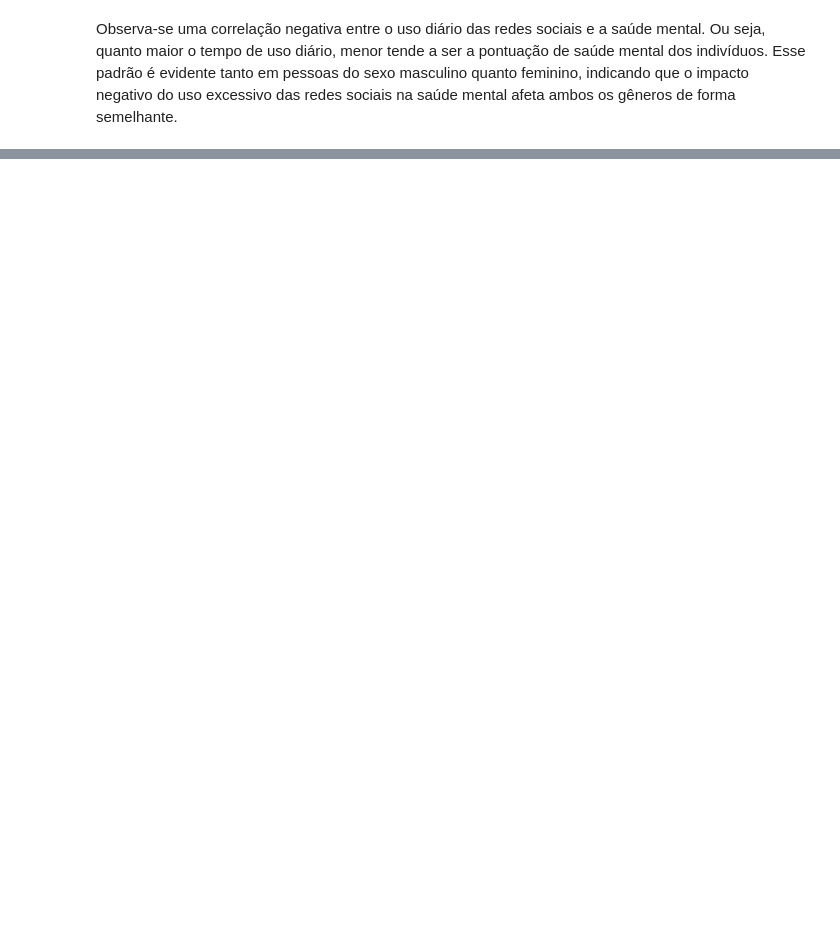
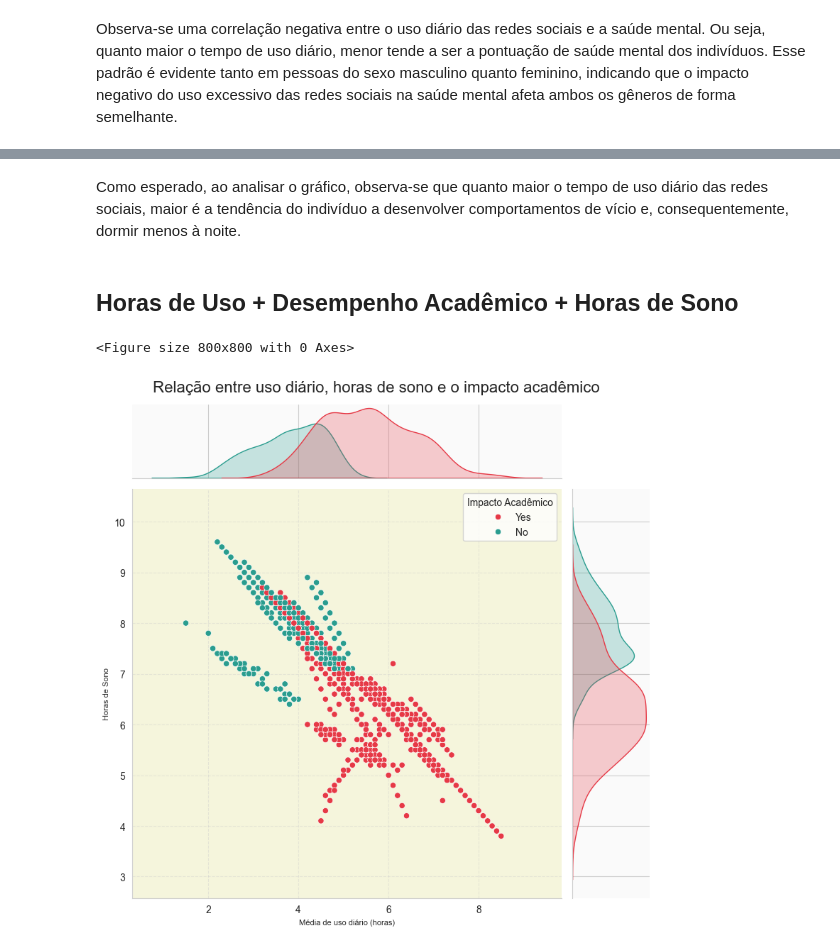
Before and after one commit to JoaoHeslin/Estudantes-e-Midias-Sociais, a Jupyter notebook: relatorio.ipynb, the cells around one changed output, grey strips where cells are left out. Saved outputs shown, nothing was run; the diff lists cells and outputs as text; code cells hidden in the pictures; blank space fills up the shorter version.

```diff
--- a/relatorio.ipynb
+++ b/relatorio.ipynb
@@ -180,0 +188,25 @@ Como esperado, ao analisar o gráfico, observa-se que quanto maior o tempo de us
+# %% [markdown]
+Como esperado, ao analisar o gráfico, observa-se que quanto maior o tempo de uso diário das redes sociais, maior é a tendência do indivíduo a desenvolver comportamentos de vício e, consequentemente, dormir menos à noite.
+# %% [markdown]
+## Horas de Uso + Desempenho Acadêmico + Horas de Sono
+# %%
+plt.figure(figsize=(8, 8))
+sns.set_style("whitegrid")
+
+g = sns.jointplot(data=df, x="Avg_Daily_Usage_Hours", y="Sleep_Hours_Per_Night", hue="Affects_Academic_Performance", kind="scatter", palette={"Yes": "#e63946", "No": "#2a9d8f"}, height=8)
+
+g.fig.suptitle("Relação entre uso diário, horas de sono e o impacto acadêmico", fontsize=16)
+g.set_axis_labels("Média de uso diário (horas)", "Horas de Sono", fontsize=8)
+
+g.ax_joint.set_facecolor("#f5f5dc")
+g.ax_joint.grid(True, linestyle="--", alpha=0.4)
+
+g.ax_marg_x.set_facecolor("#fafafa")
+g.ax_marg_y.set_facecolor("#fafafa")
+
+plt.legend(title="Impacto Acadêmico", loc="upper right", fontsize=10)
+plt.tight_layout()
+plt.show()
+# %% [output]
+<Figure size 800x800 with 0 Axes>
+[figure, added]
```
Also changed, not shown: parts of 12 cells of this notebook.
